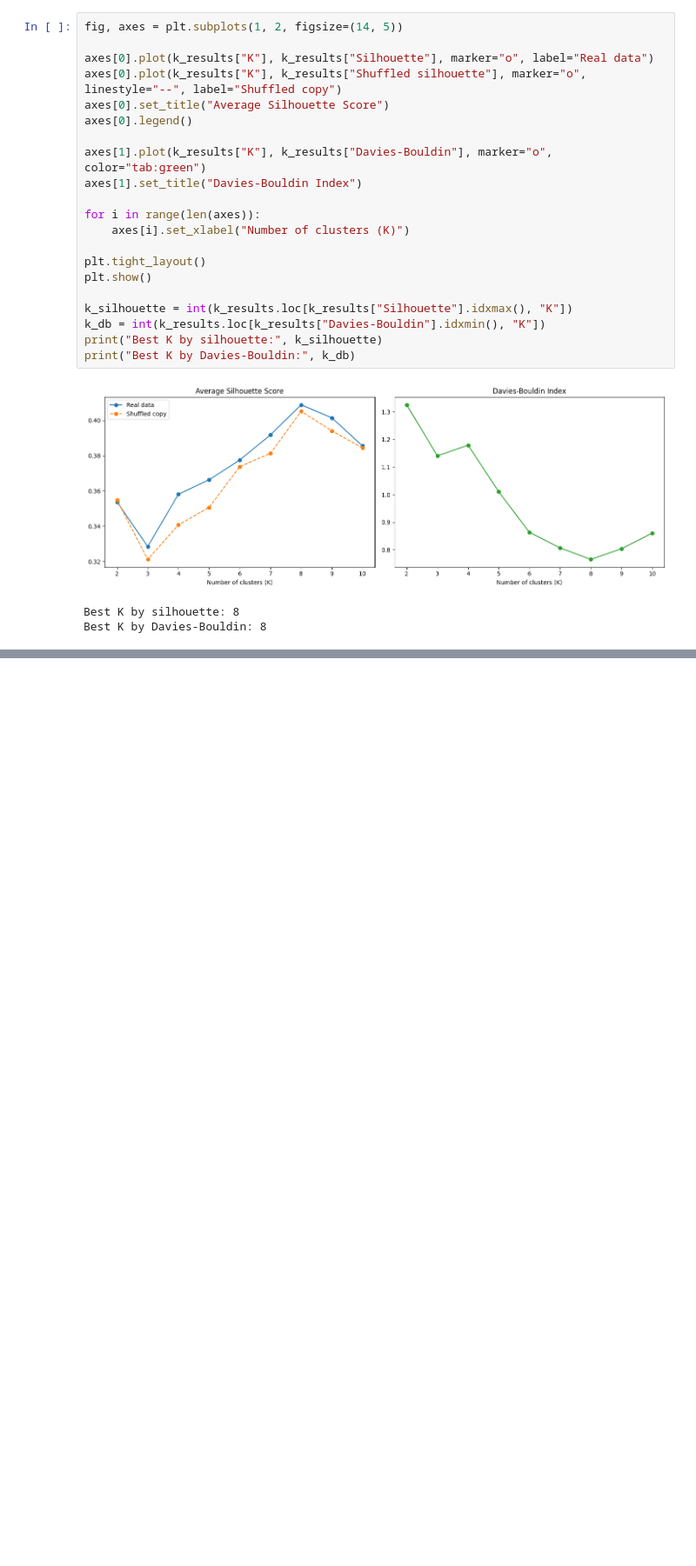
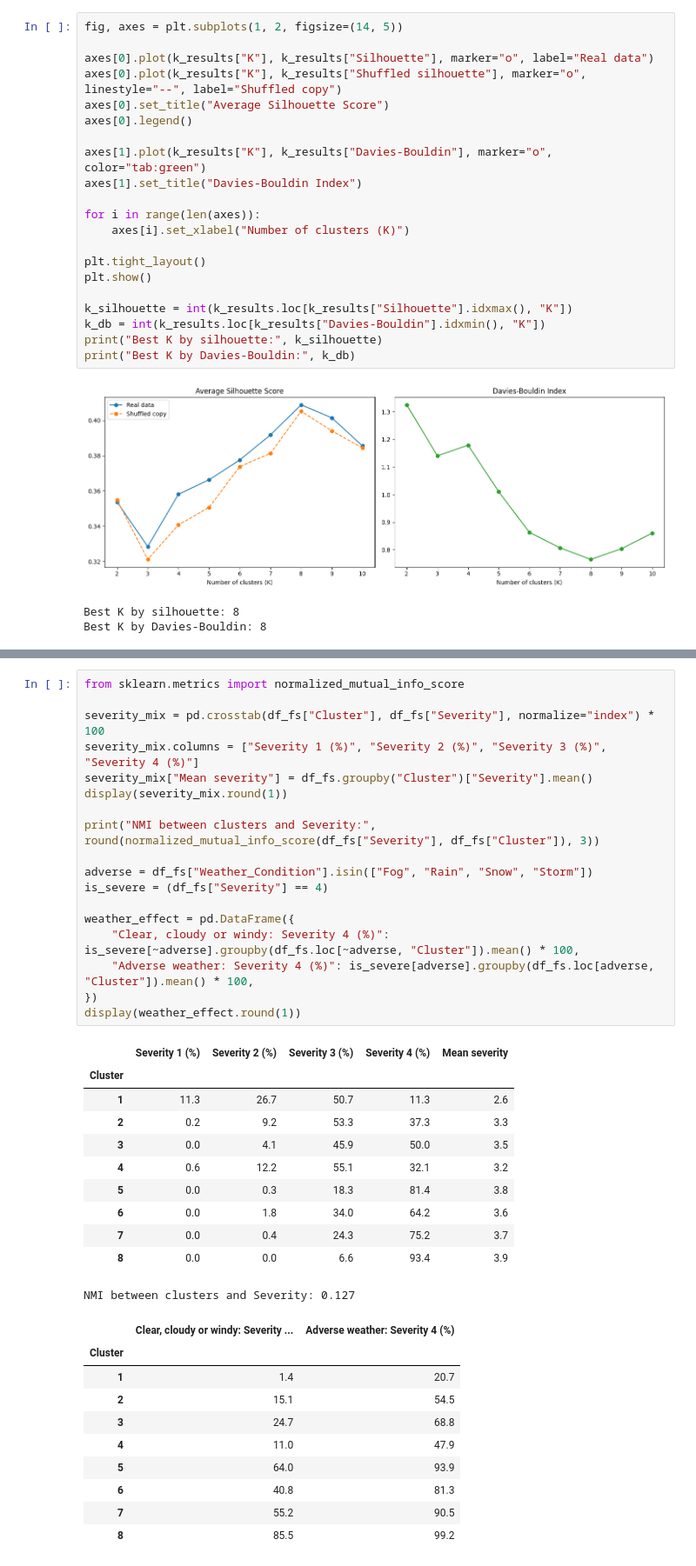
Before and after one commit to zeemohamed7/ai-traffic-project, a Jupyter notebook: IT7009_Traffic_Incident_Analysis.ipynb, the cells around one changed output, grey strips where cells are left out. Shown at 87% size. Saved outputs shown, nothing was run; the diff lists cells and outputs as text; blank space fills up the shorter version.

```diff
--- a/IT7009_Traffic_Incident_Analysis.ipynb
+++ b/IT7009_Traffic_Incident_Analysis.ipynb
@@ -1961,0 +2062,40 @@ Best K by Davies-Bouldin: 8
+# %%
+from sklearn.metrics import normalized_mutual_info_score
+
+severity_mix = pd.crosstab(df_fs["Cluster"], df_fs["Severity"], normalize="index") * 100
+severity_mix.columns = ["Severity 1 (%)", "Severity 2 (%)", "Severity 3 (%)", "Severity 4 (%)"]
+severity_mix["Mean severity"] = df_fs.groupby("Cluster")["Severity"].mean()
+display(severity_mix.round(1))
+
+print("NMI between clusters and Severity:", round(normalized_mutual_info_score(df_fs["Severity"], df_fs["Cluster"]), 3))
+
+adverse = df_fs["Weather_Condition"].isin(["Fog", "Rain", "Snow", "Storm"])
+is_severe = (df_fs["Severity"] == 4)
+
+weather_effect = pd.DataFrame({
+    "Clear, cloudy or windy: Severity 4 (%)": is_severe[~adverse].groupby(df_fs.loc[~adverse, "Cluster"]).mean() * 100,
+    "Adverse weather: Severity 4 (%)": is_severe[adverse].groupby(df_fs.loc[adverse, "Cluster"]).mean() * 100,
+})
+display(weather_effect.round(1))
+# %% [output]
+|  | Severity 1 (%) | Severity 2 (%) | Severity 3 (%) | Severity 4 (%) | Mean severity |
+| Cluster |  |  |  |  |  |
+| 1 | 11.3 | 26.7 | 50.7 | 11.3 | 2.6 |
+| 2 | 0.2 | 9.2 | 53.3 | 37.3 | 3.3 |
+| 3 | 0.0 | 4.1 | 45.9 | 50.0 | 3.5 |
+| 4 | 0.6 | 12.2 | 55.1 | 32.1 | 3.2 |
+| 5 | 0.0 | 0.3 | 18.3 | 81.4 | 3.8 |
+| 6 | 0.0 | 1.8 | 34.0 | 64.2 | 3.6 |
+| 7 | 0.0 | 0.4 | 24.3 | 75.2 | 3.7 |
+| 8 | 0.0 | 0.0 | 6.6 | 93.4 | 3.9 |
+NMI between clusters and Severity: 0.127
+|  | Clear, cloudy or windy: Severity ... | Adverse weather: Severity 4 (%) |
+| Cluster |  |  |
+| 1 | 1.4 | 20.7 |
+| 2 | 15.1 | 54.5 |
+| 3 | 24.7 | 68.8 |
+| 4 | 11.0 | 47.9 |
+| 5 | 64.0 | 93.9 |
+| 6 | 40.8 | 81.3 |
+| 7 | 55.2 | 90.5 |
+| 8 | 85.5 | 99.2 |
```
Also changed, not shown: parts of 14 cells of this notebook.
